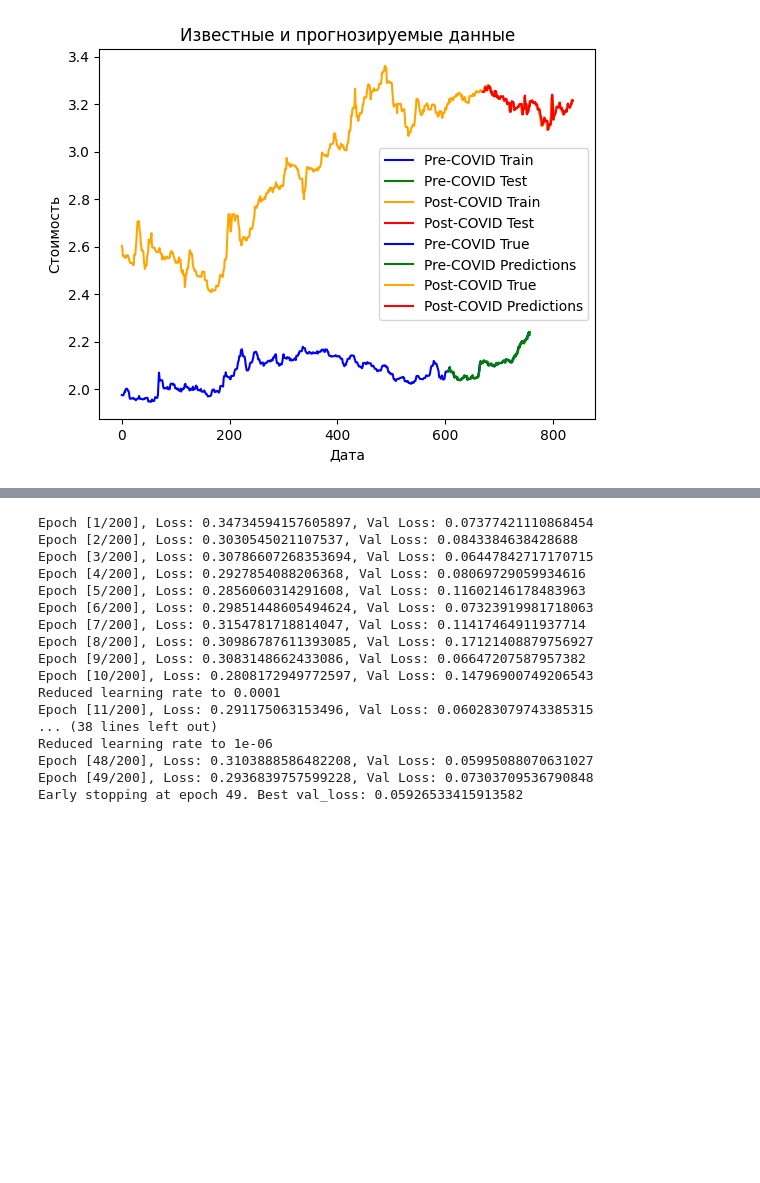
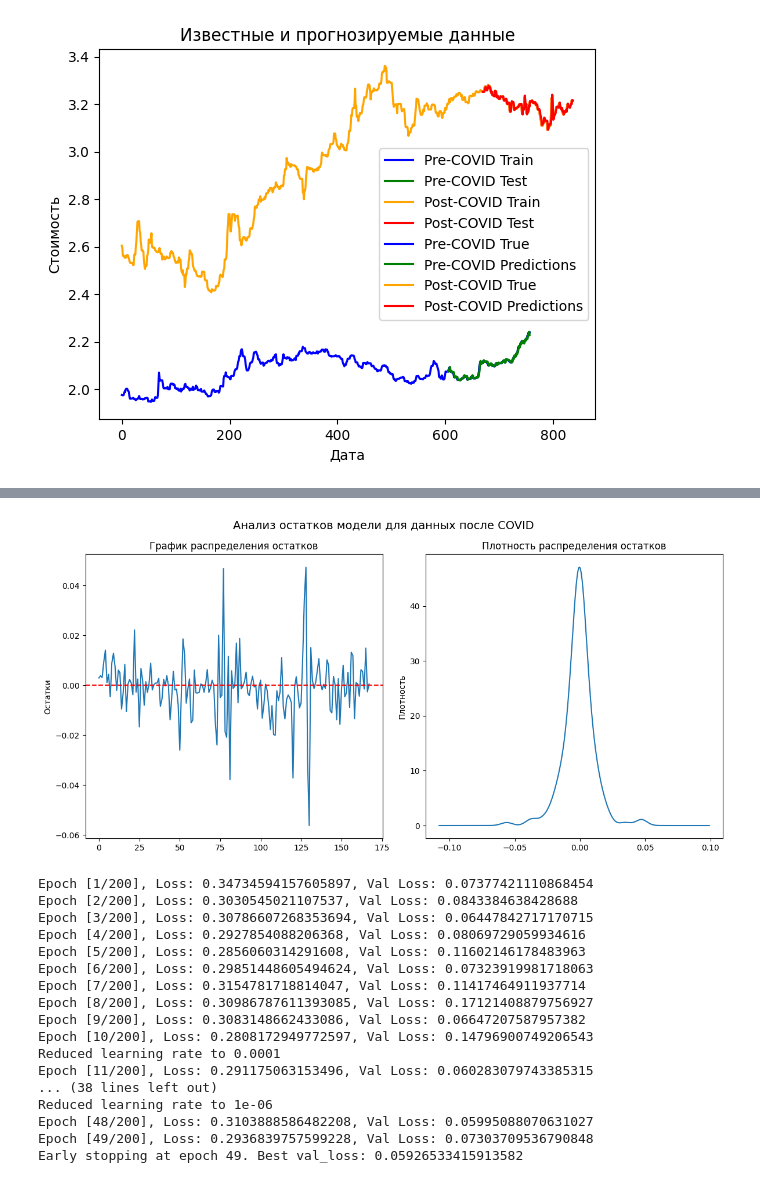
Before and after one commit to InnerShadow/UDSpredictor, a Jupyter notebook: src/demo.ipynb, the cells around one changed output, grey strips where cells are left out. Cells and saved outputs as stored; diff of their text form; code cells hidden in the pictures; blank space fills up the shorter version.

```diff
--- a/src/demo.ipynb
+++ b/src/demo.ipynb
@@ -267,3 +335,26 @@ forecast_drawer.plot()
+# %%
+residuals_post = y_test_post - predicted_values_post
+residuals_post_series = pd.Series(residuals_post)
+
+fig, ax = plt.subplots(1, 2, figsize=(12, 6))
+
+residuals_post_series.plot(title = 'График распределения остатков', ax = ax[0])
+
+ax[0].axhline(0, color = 'red', linestyle = '--')
+# ax[0].set_xlabel('Индекс')
+ax[0].set_ylabel('Остатки')
+
+
+residuals_post_series.plot(title = 'Плотность распределения остатков', kind = 'kde', ax = ax[1])
+#ax[1].set_xlabel('Остатки')
+ax[1].set_ylabel('Плотность')
+
+fig.suptitle('Анализ остатков модели для данных после COVID', fontsize = 14)
+
+plt.tight_layout()
+plt.show()
+# %% [output]
+[figure, added]
 # %%
 import torch
 import numpy as np
```
Also changed, not shown: parts of 8 cells of this notebook, 1 other file.
